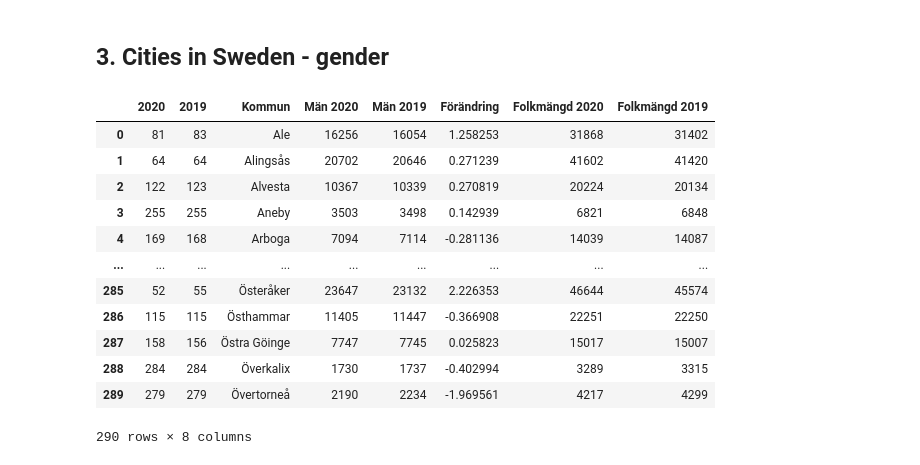
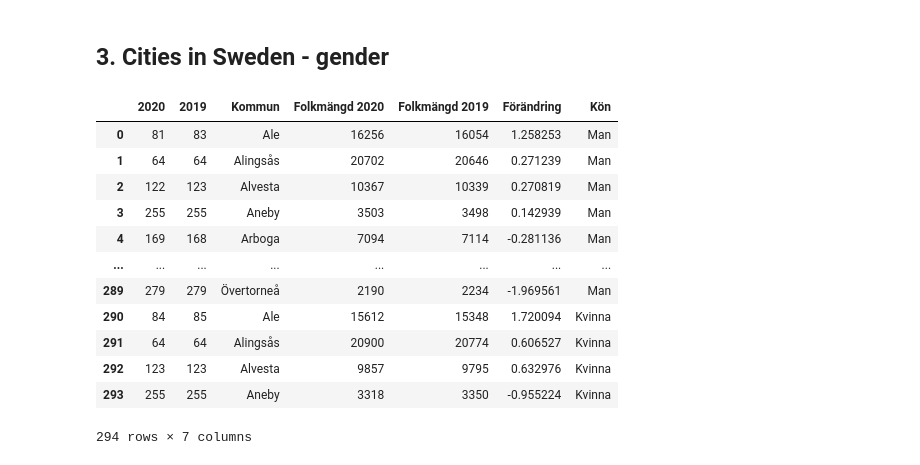
Before and after one commit to FabianAndersson17/Databehandling-Fabian-Andersson, a Jupyter notebook: Exercises/1.0_Pandas_fundementals_exercises.ipynb, the cells around one changed output. Cells and saved outputs as stored; diff of their text form; code cells hidden in the pictures.

```diff
--- a/Exercises/1.0_Pandas_fundementals_exercises.ipynb
+++ b/Exercises/1.0_Pandas_fundementals_exercises.ipynb
@@ -144,21 +144,23 @@ sns.barplot(data=leastPopulatedCities, x="Kommun", y="Folkmängd 2020", ax=ax[1]
 # %%
 male = pd.read_excel("Exercise_Data/komtopp50_2020.xlsx", header=6, sheet_name="Män")
 female = pd.read_excel("Exercise_Data/komtopp50_2020.xlsx", header=6, sheet_name="Kvinnor")
-male = male.rename({"2020": "Rang 2020", "2019": "Rang 2019", "Unnamed: 2": "Kommun", "2020.1": "Män 2020", "2019.1": "Män 2019", "%": "Förändring"}, axis= "columns")
-female = female.rename({"2020": "Rang 2020", "2019": "Rang 2019", "Unnamed: 2": "Kommun", "2020.1": "Kvinnor 2020", "2019.1": "Kvinnor 2019", "%": "Förändring"}, axis = "columns")
-genders = pd.concat(objs=(male, cities2["Folkmängd 2020"], cities2["Folkmängd 2019"]), axis= "columns")
-genders
+male = male.rename({"2020": "Rang 2020", "2019": "Rang 2019", "Unnamed: 2": "Kommun", "2020.1": "Folkmängd 2020", "2019.1": "Folkmängd 2019", "%": "Förändring"}, axis= "columns")
+female = female.rename({"2020": "Rang 2020", "2019": "Rang 2019", "Unnamed: 2": "Kommun", "2020.1": "Folkmängd 2020", "2019.1": "Folkmängd 2019", "%": "Förändring"}, axis = "columns")
+male["Kön"] = "Man"
+female["Kön"] = "Kvinna"
+gendersData = male.append(female, ignore_index=True)
+gendersData.head(294)
 # %% [output]
-|  | 2020 | 2019 | Kommun | Män 2020 | Män 2019 | Förändring | Folkmängd 2020 | Folkmängd 2019 |
-| 0 | 81 | 83 | Ale | 16256 | 16054 | 1.258253 | 31868 | 31402 |
-| 1 | 64 | 64 | Alingsås | 20702 | 20646 | 0.271239 | 41602 | 41420 |
-| 2 | 122 | 123 | Alvesta | 10367 | 10339 | 0.270819 | 20224 | 20134 |
-| 3 | 255 | 255 | Aneby | 3503 | 3498 | 0.142939 | 6821 | 6848 |
-| 4 | 169 | 168 | Arboga | 7094 | 7114 | -0.281136 | 14039 | 14087 |
-| ... | ... | ... | ... | ... | ... | ... | ... | ... |
-| 285 | 52 | 55 | Österåker | 23647 | 23132 | 2.226353 | 46644 | 45574 |
-| 286 | 115 | 115 | Östhammar | 11405 | 11447 | -0.366908 | 22251 | 22250 |
-| 287 | 158 | 156 | Östra Göinge | 7747 | 7745 | 0.025823 | 15017 | 15007 |
-| 288 | 284 | 284 | Överkalix | 1730 | 1737 | -0.402994 | 3289 | 3315 |
-| 289 | 279 | 279 | Övertorneå | 2190 | 2234 | -1.969561 | 4217 | 4299 |
+|  | 2020 | 2019 | Kommun | Folkmängd 2020 | Folkmängd 2019 | Förändring | Kön |
+| 0 | 81 | 83 | Ale | 16256 | 16054 | 1.258253 | Man |
+| 1 | 64 | 64 | Alingsås | 20702 | 20646 | 0.271239 | Man |
+| 2 | 122 | 123 | Alvesta | 10367 | 10339 | 0.270819 | Man |
+| 3 | 255 | 255 | Aneby | 3503 | 3498 | 0.142939 | Man |
+| 4 | 169 | 168 | Arboga | 7094 | 7114 | -0.281136 | Man |
+| ... | ... | ... | ... | ... | ... | ... | ... |
+| 289 | 279 | 279 | Övertorneå | 2190 | 2234 | -1.969561 | Man |
+| 290 | 84 | 85 | Ale | 15612 | 15348 | 1.720094 | Kvinna |
+| 291 | 64 | 64 | Alingsås | 20900 | 20774 | 0.606527 | Kvinna |
+| 292 | 123 | 123 | Alvesta | 9857 | 9795 | 0.632976 | Kvinna |
+| 293 | 255 | 255 | Aneby | 3318 | 3350 | -0.955224 | Kvinna |
-290 rows × 8 columns
+294 rows × 7 columns
```
Also changed, not shown: parts of 1 cell of this notebook.
